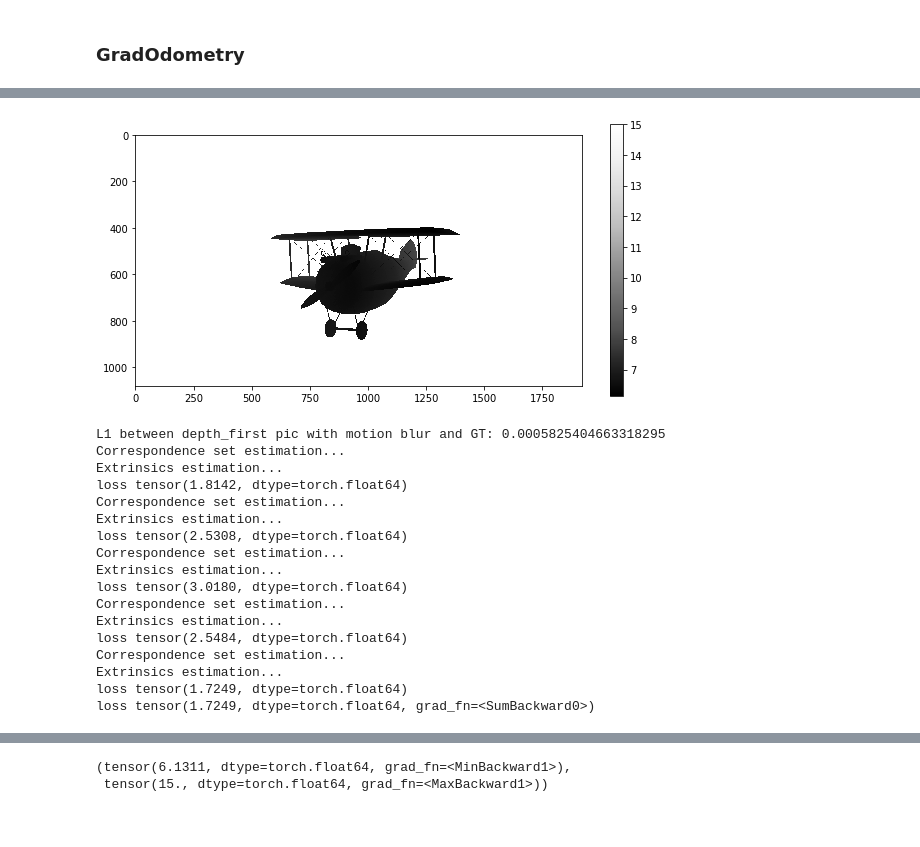
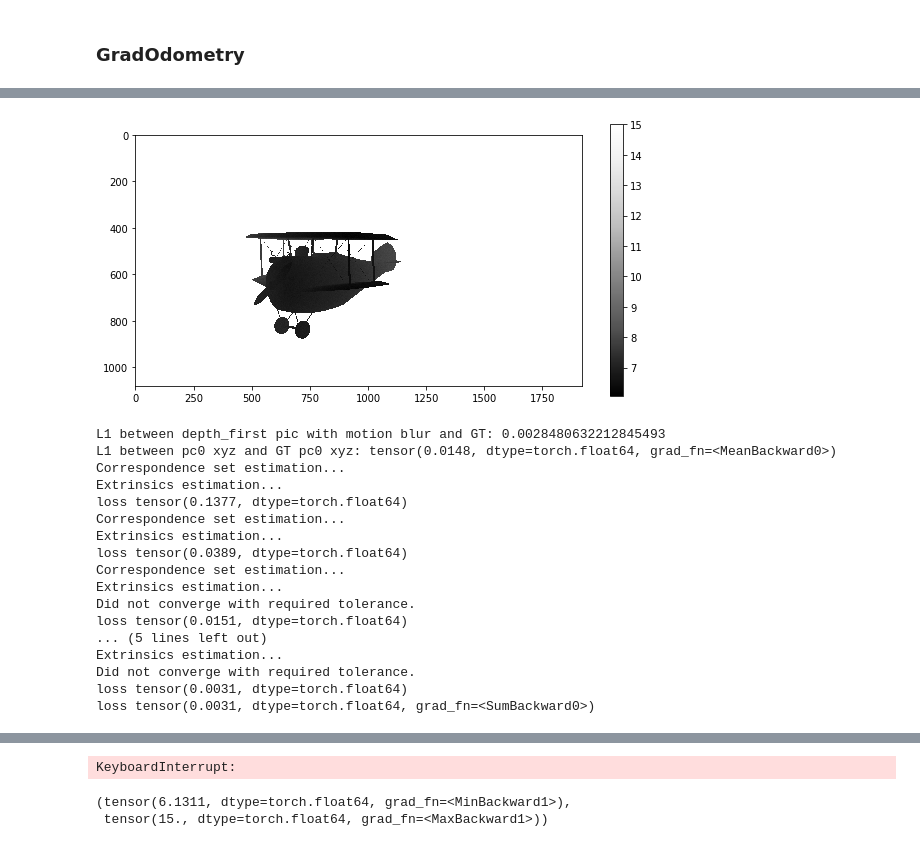
Before and after one commit to ys-koshelev/gradSLAM_FinalProject, a Jupyter notebook: GradOdometry for corruped depth.ipynb, the cells around one changed output, grey strips where cells are left out. Saved outputs shown, nothing was run; the diff lists cells and outputs as text; code cells hidden in the pictures.

Commit message:
optim_step_neighbors

```diff
--- a/GradOdometry for corruped depth.ipynb
+++ b/GradOdometry for corruped depth.ipynb
@@ -148,0 +154,5 @@ tensor([[ 0.9645, -0.0230,  0.2631, -1.8127],
+# %%
+pc0 = Cloud.from_tensors(depth[0], K, torch.eye(4), ignore='max')
+# pc1 = Cloud.from_tensors(depth[1], K, torch.eye(4), ignore='max')
+# pc0 = Cloud.from_tensors(gt_depth[0], K, torch.eye(4), ignore='max')
+pc1 = Cloud.from_tensors(gt_depth[1], K, torch.eye(4), ignore='max')
@@ -148,0 +172,18 @@ tensor([[ 0.9645, -0.0230,  0.2631, -1.8127],
+# %%
+gradslam_iter = 30
+
+T = torch.eye(4).double()
+for i in tqdm(range(gradslam_iter)):
+    params_upd = optim_step_ICP(pc0, pc1, max_iter=10, icp_max_iter=1, verbose=0)
+    transl_upd, angle_upd = params_upd.split([3, 3], dim=-1)
+    rot_upd = create_rot_from_angle(angle_upd.unsqueeze(0)).squeeze(0)
+    pc0.points = transform_pc(pc0.points, rot_upd, transl_upd).squeeze(1)
+
+    T_upd = extrinsics_from_rot_transl(rot_upd, transl_upd).double()
+    T = T_upd @ T
+    rot, transl = T[:3, :3], T[:3, 3]
+    params = get_params_from_rot_and_transl(rot, transl)
+    # print('loss', loss_T(T, extr[0], extr[1]))
+    print('loss', loss_params(params, extr[0], extr[1]))
+
+params
@@ -149,11 +229,11 @@ tensor([[ 0.9645, -0.0230,  0.2631, -1.8127],
 # %% [markdown]
 ### GradOdometry
 # %%
-depth, extr, gt_depth = load_data(gt_depth_dir, gt_extrinsics_dir, indices=[10, 50], gt_depth_dir=gt_depth_dir)
-depth = corrupt_depth(depth, sigma=0.01)
+depth, extr, gt_depth = load_data(gt_depth_dir, gt_extrinsics_dir, indices=[80, 100], gt_depth_dir=gt_depth_dir)
+depth = corrupt_depth(depth, sigma=0.05)
 # depth = depth.requires_grad_()
 depth_first = depth[0].clone()
-depth_second = depth[1].clone()
+depth_second = gt_depth[1].clone()
 _ = depth_first.requires_grad_()
 # %%
 depth_first.min(), depth_first.max()
@@ -203,61 +283,67 @@ plt.imshow(depth_first_img, cmap=plt.cm.Greys_r)
 plt.colorbar()
 plt.show()
 print('L1 between depth_first pic with motion blur and GT:', (np.abs(depth_first_img - depth_first_img_gt).mean()))
+print('L1 between pc0 xyz and GT pc0 xyz:', (torch.abs(pc0.points - gt_pc0.points).mean()))
 
 for i in tqdm(range(gradslam_iter)):
     pc0 = Cloud.from_tensors(depth_first, K, torch.eye(4), ignore='max')
     pc1 = Cloud.from_tensors(depth_second, K, torch.eye(4), ignore='max')
 
     T = torch.eye(4).double()
+
+    visualize_pcd(pc0)
+
     for j in range(internal_iter):
-        params_upd = optim_step_ICP(pc0, pc1, max_iter=100, icp_max_iter=1, verbose=0)
+        params_upd = optim_step_ICP(pc0, pc1, max_iter=10, icp_max_iter=1, verbose=0)
         transl_upd, angle_upd = params_upd.split([3, 3], dim=-1)
         rot_upd = create_rot_from_angle(angle_upd.unsqueeze(0)).squeeze(0)
         pc0.points = transform_pc(pc0.points, rot_upd, transl_upd).squeeze(1)
 
         T_upd = extrinsics_from_rot_transl(rot_upd, transl_upd).double()
         T = T_upd @ T
         rot, transl = T[:3, :3], T[:3, 3]
         params = get_params_from_rot_and_transl(rot, transl)
         # print('loss', loss_T(T, extr[0], extr[1]))
+        # print('loss', loss_params(params, extr[0], extr[1]))
         loss_val = loss_params(params, extr[0], extr[1]).detach()
         internal_loss_history.append(loss_val.item())
         print('loss', loss_val)
 
     opt.zero_grad()
     loss_val = loss_params(params, extr[0], extr[1])
     loss_history.append(loss_val.item())
     print('loss', loss_val)
     loss_val.backward()
     opt.step()
 
 #     if i % 5 == 0:
 #         visualize_pcd(pc0, pc1)
 
     depth_first_img = depth_first.cpu().data.numpy()
     depth_first_img_gt = gt_depth[0].cpu().data.numpy()
     depth_history.append(depth_first_img)
-    plt.figure(figsize=(10, 5))
-    plt.imshow(depth_first_img, cmap=plt.cm.Greys_r)
-    plt.colorbar()
-    plt.show()
+#     plt.figure(figsize=(10, 5))
+#     plt.imshow(depth_first_img, cmap=plt.cm.Greys_r)
+#     plt.colorbar()
+#     plt.show()
     print('L1 between depth_first pic with motion blur and GT:', (np.abs(depth_first_img - depth_first_img_gt).mean()))
+    print('L1 between pc0 xyz and GT pc0 xyz:', (torch.abs(pc0.points - gt_pc0.points).mean()))
 # %% [output]
-[figure, old version]
+[figure, new version]
-L1 between depth_first pic with motion blur and GT: 0.0005825404663318295
+L1 between depth_first pic with motion blur and GT: 0.0028480632212845493
+L1 between pc0 xyz and GT pc0 xyz: tensor(0.0148, dtype=torch.float64, grad_fn=<MeanBackward0>)
 Correspondence set estimation...
 Extrinsics estimation...
-loss tensor(1.8142, dtype=torch.float64)
+loss tensor(0.1377, dtype=torch.float64)
 Correspondence set estimation...
 Extrinsics estimation...
-loss tensor(2.5308, dtype=torch.float64)
+loss tensor(0.0389, dtype=torch.float64)
 Correspondence set estimation...
 Extrinsics estimation...
-loss tensor(3.0180, dtype=torch.float64)
-Correspondence set estimation...
+Did not converge with required tolerance.
+loss tensor(0.0151, dtype=torch.float64)
+... (5 lines left out)
 Extrinsics estimation...
-loss tensor(2.5484, dtype=torch.float64)
-Correspondence set estimation...
-Extrinsics estimation...
-loss tensor(1.7249, dtype=torch.float64)
-loss tensor(1.7249, dtype=torch.float64, grad_fn=<SumBackward0>)
+Did not converge with required tolerance.
+loss tensor(0.0031, dtype=torch.float64)
+loss tensor(0.0031, dtype=torch.float64, grad_fn=<SumBackward0>)
@@ -264,0 +401 @@ KeyboardInterrupt:
+KeyboardInterrupt:
```
Also changed, not shown: parts of 9 cells of this notebook, 2 other files.
